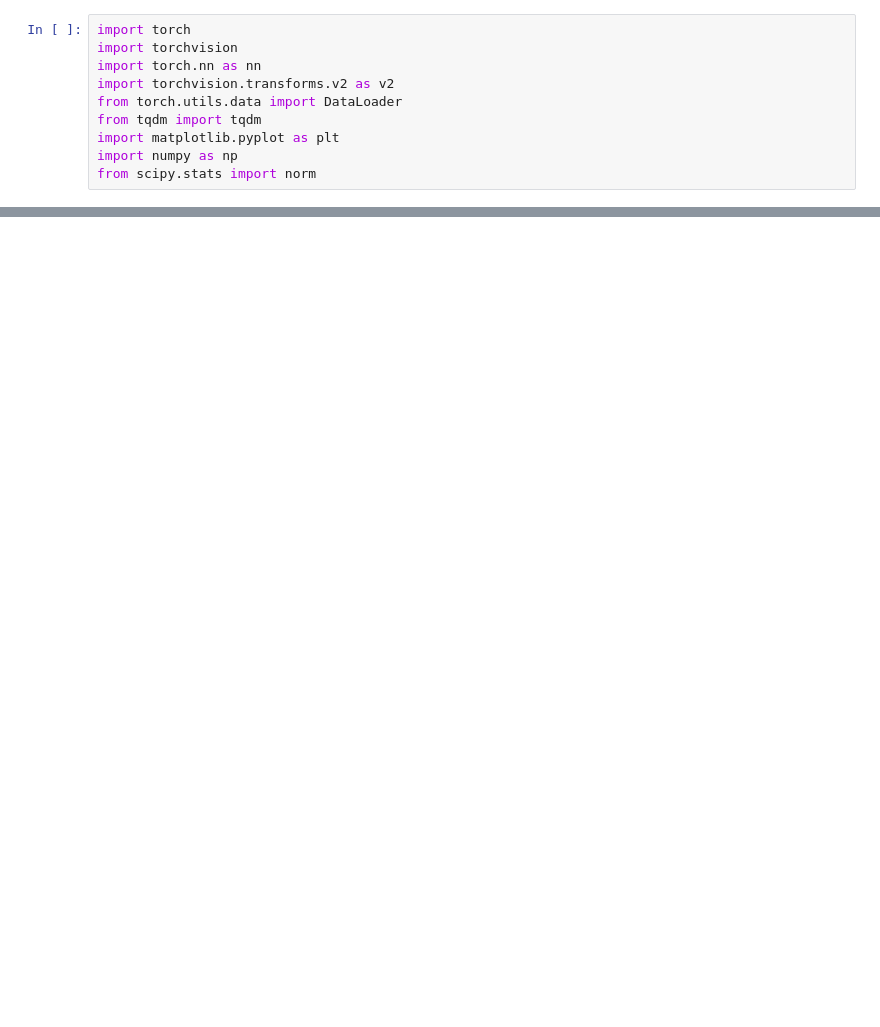
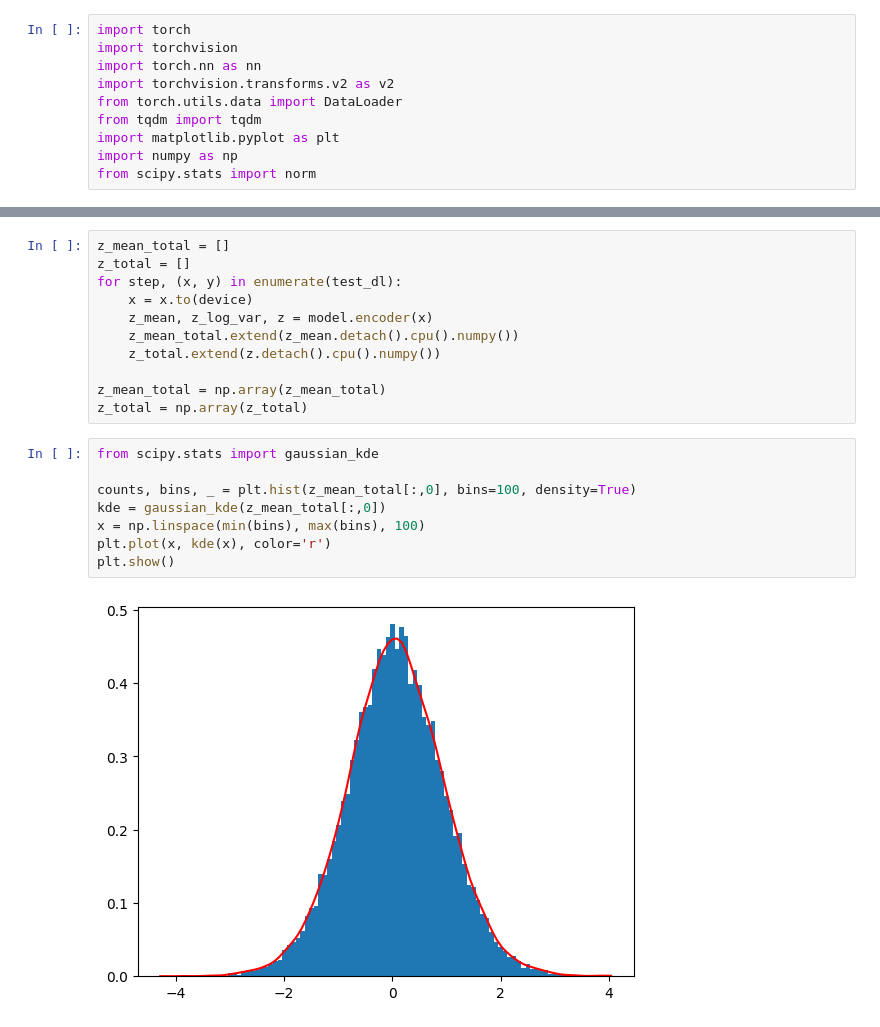
Before and after one commit to joseph-jingi-jung/generative-dl-2nd, a Jupyter notebook: vae-celeba.ipynb, the cells around one changed output, grey strips where cells are left out. Saved outputs shown, nothing was run; the diff lists cells and outputs as text; blank space fills up the shorter version.

```diff
--- a/vae-celeba.ipynb
+++ b/vae-celeba.ipynb
@@ -26,0 +288,21 @@ RuntimeError: The MD5 checksum of the download file ./dataset\celeba\img_align_c
+# %%
+z_mean_total = []
+z_total = []
+for step, (x, y) in enumerate(test_dl):
+    x = x.to(device)
+    z_mean, z_log_var, z = model.encoder(x)
+    z_mean_total.extend(z_mean.detach().cpu().numpy())
+    z_total.extend(z.detach().cpu().numpy())
+
+z_mean_total = np.array(z_mean_total)
+z_total = np.array(z_total)
+# %%
+from scipy.stats import gaussian_kde
+
+counts, bins, _ = plt.hist(z_mean_total[:,0], bins=100, density=True)
+kde = gaussian_kde(z_mean_total[:,0])
+x = np.linspace(min(bins), max(bins), 100)
+plt.plot(x, kde(x), color='r')
+plt.show()
+# %% [output]
+[figure, added]
```
Also changed, not shown: parts of 21 cells of this notebook.
